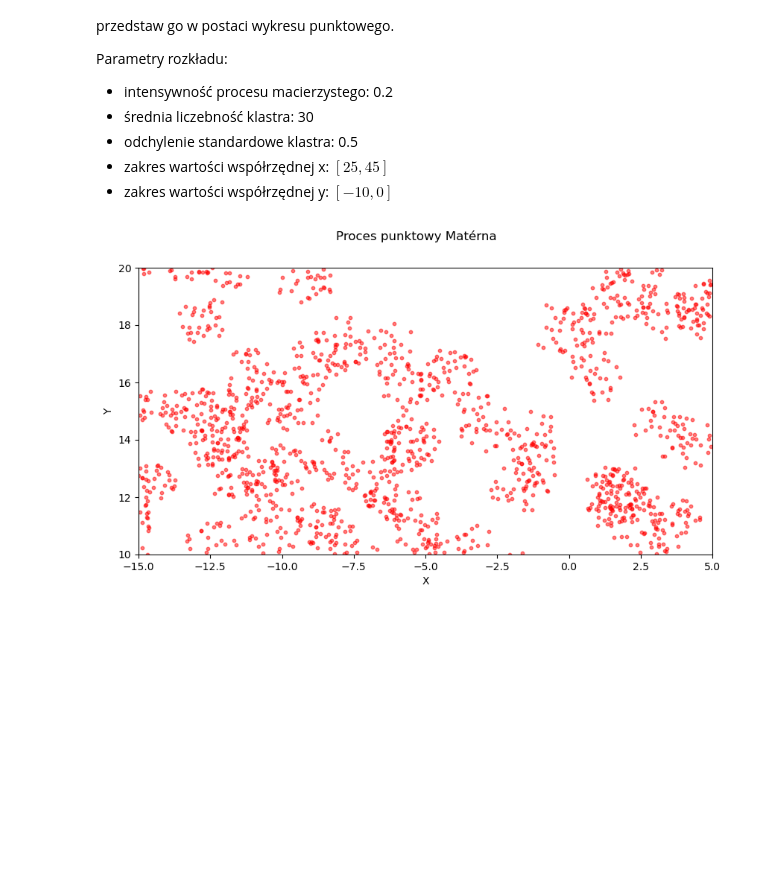
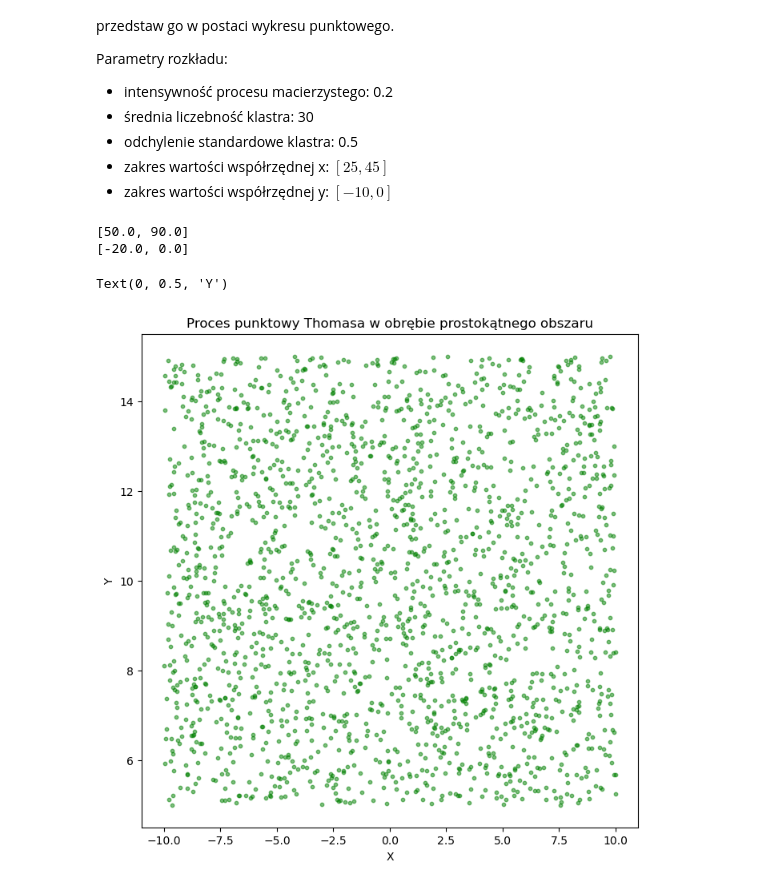
Before and after one commit to ArsBeneMoriendi/analiza_danych_przestrzennych, a Jupyter notebook: ZZ01/ZZ01.ipynb, the cells around one changed output. Saved outputs shown, nothing was run; the diff lists cells and outputs as text; code cells hidden in the pictures; blank space fills up the shorter version.

Commit message:
facecolor_visualisation

```diff
--- a/ZZ01/ZZ01.ipynb
+++ b/ZZ01/ZZ01.ipynb
@@ -507,16 +505,15 @@ Parametry rozkładu:
  - zakres wartości współrzędnej x: $[25, 45]$
  - zakres wartości współrzędnej y: $[-10, 0]$
 # %%
-materna_visual = materna_on_rectangle(0.2,10,1,[-15,5], [10,20])
+thomas = thomas_on_rectangle(0.1,42,0.5,[25,45],[-10,0])
 
-fig, axes = plt.subplots(1,1, figsize = (10,5))
-axes.scatter(materna_visual['X'], materna_visual['Y'], color='red', s=10, alpha=0.5)
-fig.suptitle('Proces punktowy Matérna')
-axes.set_xlabel('X')
-axes.set_ylabel('Y')
-axes.set_xlim(-15, 5)
-axes.set_ylim(10, 20)
-axes.set_aspect('equal')
-axes.set_facecolor("white")
+plt.figure(figsize=(8, 8))
+plt.scatter(h_poisson_visual['X'], h_poisson_visual['Y'], color='green', s=10, alpha=0.5)
+plt.title('Proces punktowy Thomasa w obrębie prostokątnego obszaru')
+plt.xlabel('X')
+plt.ylabel('Y')
 # %% [output]
+[50.0, 90.0]
+[-20.0, 0.0]
+Text(0, 0.5, 'Y')
-[figure, old version]
+[figure, new version]
```
Also changed, not shown: parts of 5 cells of this notebook.
